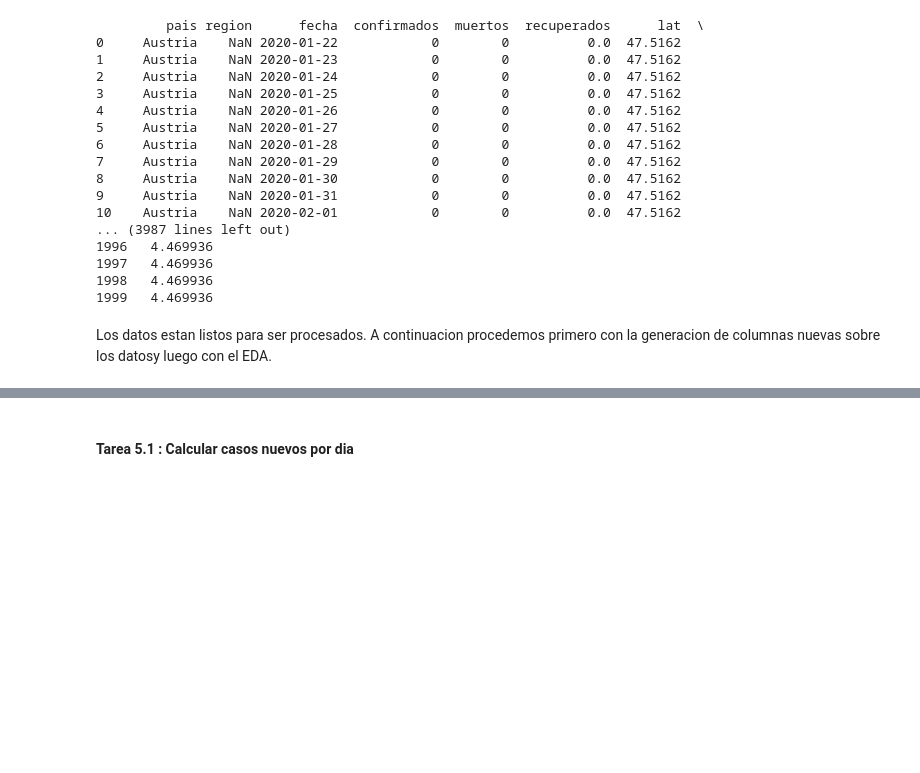
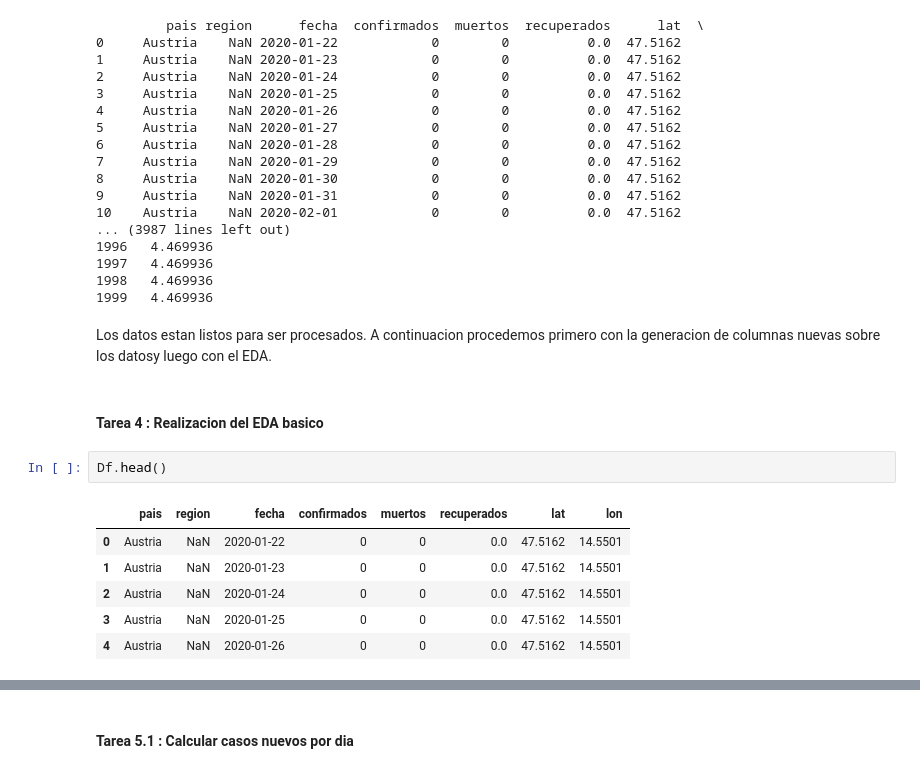
Before and after one commit to jlor31/DS1_Lab08, a Jupyter notebook: Lab_08_DS1.ipynb, the cells around one changed output, grey strips where cells are left out. Drawn from its saved outputs; the diff is of its cells as text; blank space fills up the shorter version.

```diff
--- a/Lab_08_DS1.ipynb
+++ b/Lab_08_DS1.ipynb
@@ -304,3 +305,14 @@ Df.head(2000)
 1999   4.469936
 # %% [markdown]
 Los datos estan listos para ser procesados. A continuacion procedemos primero con la generacion de columnas nuevas sobre los datosy luego con el EDA.
+# %% [markdown]
+#### Tarea 4 : Realizacion del EDA basico
+# %%
+Df.head()
+# %% [output]
+|  | pais | region | fecha | confirmados | muertos | recuperados | lat | lon |
+| 0 | Austria | NaN | 2020-01-22 | 0 | 0 | 0.0 | 47.5162 | 14.5501 |
+| 1 | Austria | NaN | 2020-01-23 | 0 | 0 | 0.0 | 47.5162 | 14.5501 |
+| 2 | Austria | NaN | 2020-01-24 | 0 | 0 | 0.0 | 47.5162 | 14.5501 |
+| 3 | Austria | NaN | 2020-01-25 | 0 | 0 | 0.0 | 47.5162 | 14.5501 |
+| 4 | Austria | NaN | 2020-01-26 | 0 | 0 | 0.0 | 47.5162 | 14.5501 |
```
Also changed, not shown: parts of 29 cells of this notebook, 3 other files.
